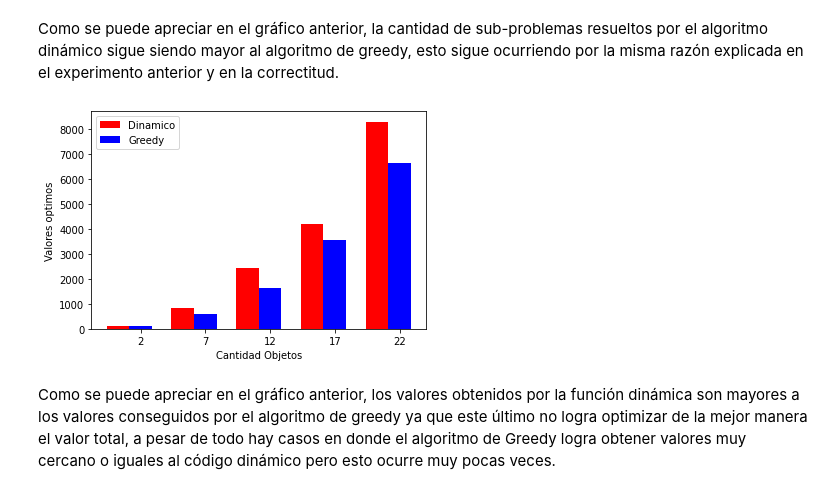
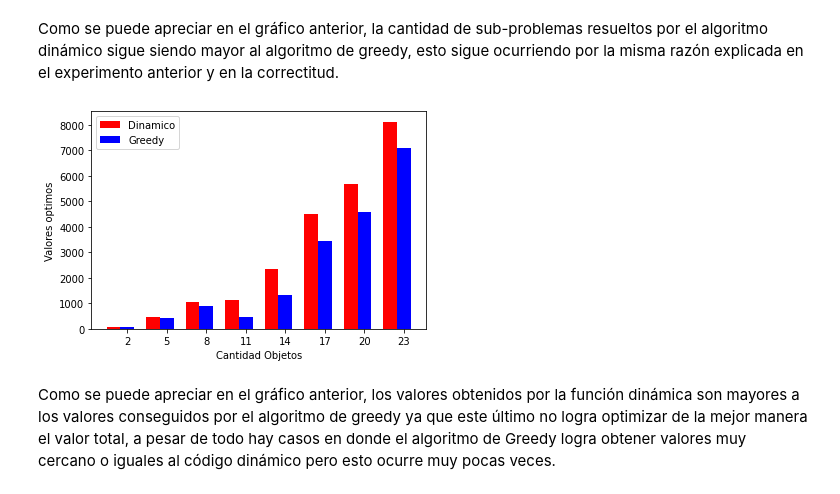
Before and after one commit to LosPowerPeralta/ADA-Informes-Matias, a Jupyter notebook: Informe_Problema_de_la_mochila.ipynb, the cells around one changed output. Saved outputs shown, nothing was run; the diff lists cells and outputs as text; code cells hidden in the pictures.

```diff
--- a/Informe_Problema_de_la_mochila.ipynb
+++ b/Informe_Problema_de_la_mochila.ipynb
@@ -361,34 +370,34 @@ Como se puede apreciar en el gráfico anterior, la cantidad de sub-problemas res
 # %%
 import numpy as np
 
 y_Dynamic = []
 y_Greedy = []
 x = []
 
-for n in range(2, 25, 5):
+for n in range(2, 25, 3):
     W, val, wt = knapsack_instance_generator(n)
 
     valor1, cont1 = knapSackDynamic(wt, val, W, n)
     valor2, cont2 = knapsackGreedy(wt, val, W, n)
 
     y_Dynamic.append(valor1)
     y_Greedy.append(valor2)
     x.append(n)
 
 indices = np.arange(len(x))
 anchoBarra = 0.35
 
 plt.xlabel("Cantidad Objetos")
 plt.ylabel("Valores optimos")
 
 plt.bar(indices, y_Dynamic, anchoBarra, color= "red", label= "Dinamico")
 plt.bar(indices + anchoBarra, y_Greedy, anchoBarra, color= "blue", label= "Greedy")
 
 plt.xticks(indices + anchoBarra, x)
 plt.legend()
 plt.show()
 # %% [output]
-[figure, old version]
+[figure, new version]
 # %% [markdown]
 Como se puede apreciar en el gráfico anterior, los valores obtenidos por la función dinámica son mayores a los valores conseguidos por el algoritmo de greedy ya que este último no logra optimizar de la mejor manera el valor total,
 a pesar de todo hay casos en donde el algoritmo de Greedy logra obtener valores muy cercano o iguales al código dinámico pero esto ocurre muy pocas veces.
```
Also changed, not shown: parts of 2 cells of this notebook.
